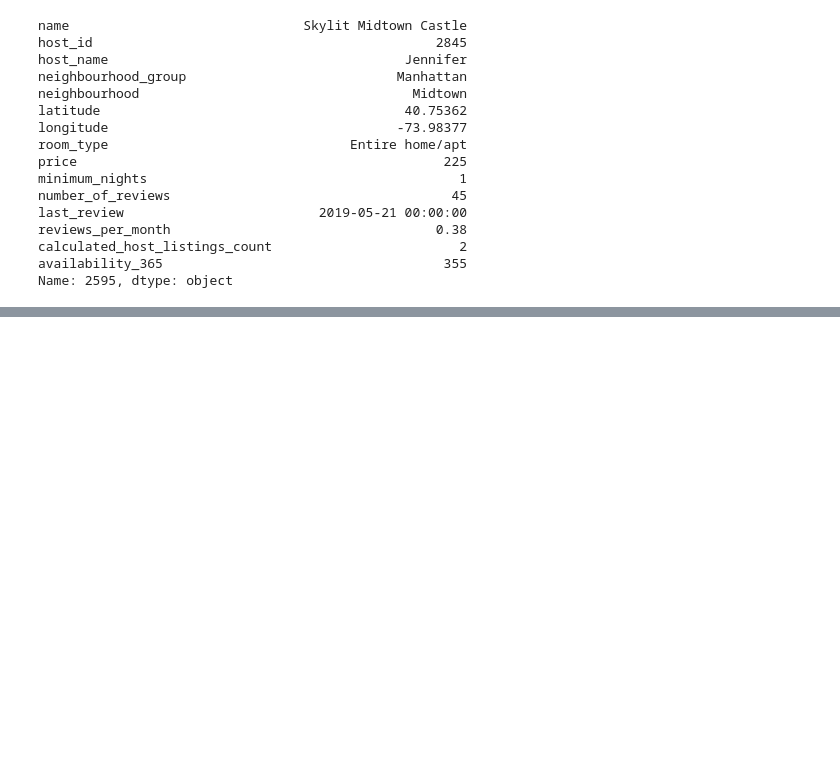
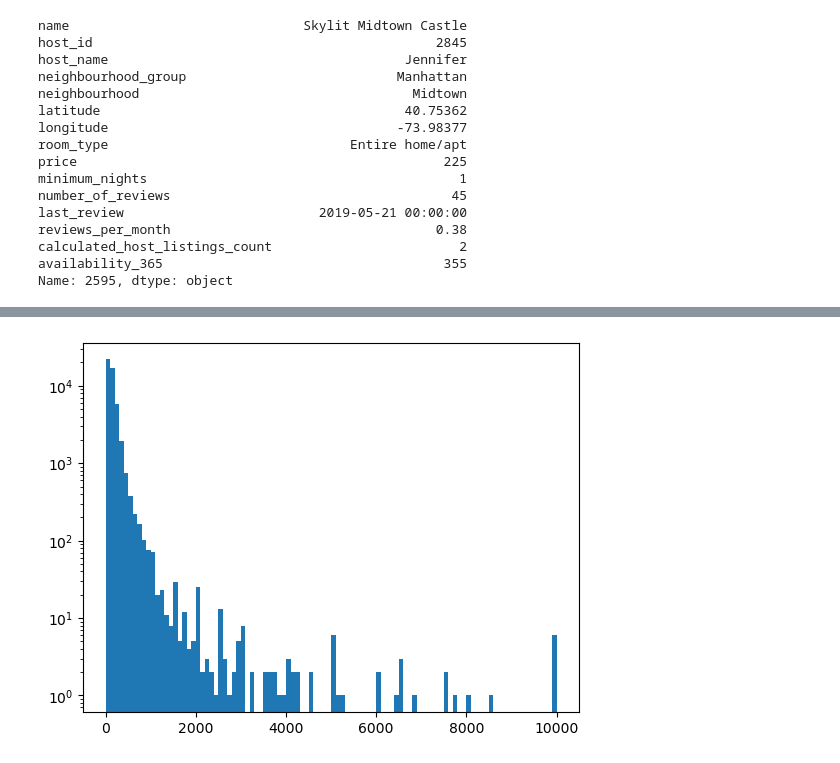
Before and after one commit to omid-sar/Interview-Preparation, a Jupyter notebook: data_manipulation/test.ipynb, the cells around one changed output, grey strips where cells are left out. Cells and saved outputs as stored; diff of their text form; code cells hidden in the pictures; blank space fills up the shorter version.

Commit message:
replace

```diff
--- a/data_manipulation/test.ipynb
+++ b/data_manipulation/test.ipynb
@@ -226,0 +298,3 @@ Name: 2595, dtype: object
+# %%
+df_bnb.dropna(subset=['host_name', "name"], inplace=True)
+df_bnb.isna().mean().sort_values(ascending=False)
@@ -226,0 +328,3 @@ Name: 2595, dtype: object
+# %%
+df_bnb.replace({"John":'Omid', 'Moma':"Mona"}, inplace=True)
+df_bnb.head(2)
@@ -226,0 +336,5 @@ Name: 2595, dtype: object
+# %%
+import matplotlib.pyplot as plt
+plt.hist(df_bnb.price, bins=100, log=True);
+# %% [output]
+[figure, added]
```
Also changed, not shown: parts of 7 cells of this notebook.
